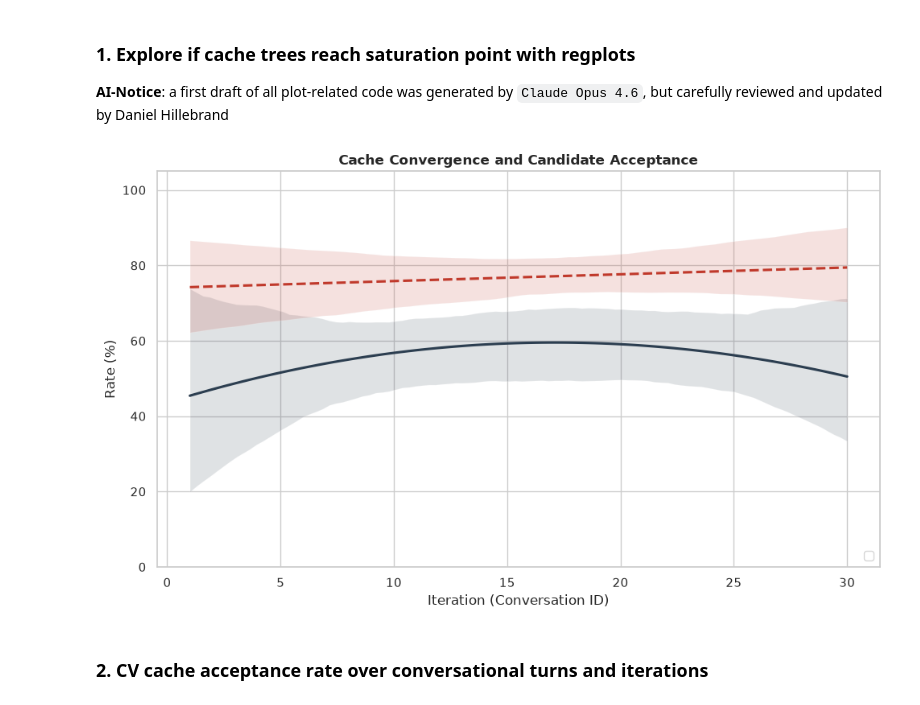
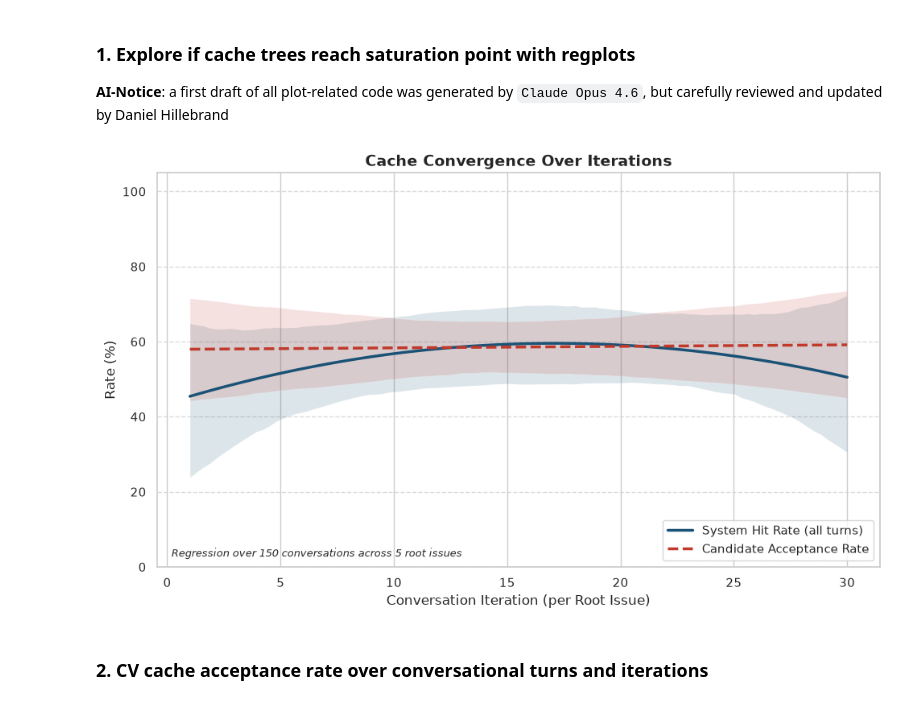
Before and after one commit to Daniel-Innsbruck/masterarbeit, a Jupyter notebook: phase_1_validation/caching_efficiency/cache_efficiency_analysis.ipynb, the cells around one changed output. Saved outputs shown, nothing was run; the diff lists cells and outputs as text; code cells hidden in the pictures.

```diff
--- a/phase_1_validation/caching_efficiency/cache_efficiency_analysis.ipynb
+++ b/phase_1_validation/caching_efficiency/cache_efficiency_analysis.ipynb
@@ -203,46 +190,59 @@ def get_turn_palette(n):
 
 **AI-Notice**: a first draft of all plot-related code was generated by `Claude Opus 4.6`, but carefully reviewed and updated by Daniel Hillebrand
 # %%
-# data preparation
 df_ongoing = df[df['turn_index'] > 0].copy()
 df_ongoing['cache_accepted'] = df_ongoing['cache_accepted_and_used'].isin([True, 'True', 1, 1.0])
 df_ongoing['cache_avail'] = df_ongoing['cache_available'].isin([True, 'True', 1, 1.0])
 
-# calculate cache hit rate
-system_hit_rate = df_ongoing.groupby('conversation_id')['cache_accepted'].mean() * 100
+# Pro UID + conversation_id: Hit Rate berechnen
+conv_stats = df_ongoing.groupby(['uid', 'conversation_id']).agg(
+    hit_rate=('cache_accepted', 'mean'),
+    n_turns=('cache_accepted', 'count'),
+).reset_index()
+conv_stats['hit_rate'] *= 100
+conv_stats['iteration'] = conv_stats.groupby('uid').cumcount() + 1
 
-# calculate cv acceptence rate of cache
-df_candidates_only = df_ongoing[df_ongoing['cache_avail'] == True]
-acceptance_rate = df_candidates_only.groupby('conversation_id')['cache_accepted'].mean() * 100
+# Candidate Acceptance (nur wo Cache verfügbar)
+df_cand = df_ongoing[df_ongoing['cache_avail']].copy()
+cand_stats = df_cand.groupby(['uid', 'conversation_id']).agg(
+    acceptance_rate=('cache_accepted', 'mean'),
+).reset_index()
+cand_stats['acceptance_rate'] *= 100
+cand_stats['iteration'] = cand_stats.groupby('uid').cumcount() + 1
 
 # Plot
 fig, ax = plt.subplots(figsize=(10, 6))
 
 sns.regplot(x='iteration', y='hit_rate', data=conv_stats,
             scatter=False,
             line_kws={'color': C_PRIMARY, 'linewidth': 2.5, 'label': 'System Hit Rate (all turns)'},
             order=2, ax=ax)
 sns.regplot(x='iteration', y='acceptance_rate', data=cand_stats,
             scatter=False,
             line_kws={'color': C_SECONDARY, 'linewidth': 2.5, 'linestyle': '--', 'label': 'Candidate Acceptance Rate'},
             order=1, ax=ax)
 
 ax.set_title('Cache Convergence Over Iterations', fontweight='bold', fontsize=14)
 ax.set_xlabel('Conversation Iteration (per Root Issue)', fontsize=12)
 ax.set_ylabel('Rate (%)', fontsize=12)
 ax.set_ylim(0, 105)
-ax.legend(loc='lower right', fontsize=11)
 ax.grid(axis='y', linestyle='--', alpha=0.7)
 
+
+legend_handles = [
+    Line2D([0], [0], color=C_PRIMARY, linewidth=2.5, label='System Hit Rate (all turns)'),
+    Line2D([0], [0], color=C_SECONDARY, linewidth=2.5, linestyle='--', label='Candidate Acceptance Rate'),
+]
+ax.legend(handles=legend_handles, loc='lower right', fontsize=11)
 ax.text(0.02, 0.02,
     f'Regression over {len(conv_stats)} conversations across {conv_stats["uid"].nunique()} root issues',
     transform=ax.transAxes, fontsize=9, style='italic', va='bottom')
 
 plt.tight_layout()
 plt.savefig('cache_convergence_combined.pdf')
 plt.show()
 # %% [output]
-[figure, old version]
+[figure, new version]
 # %% [markdown]
 ### 2. CV cache acceptance rate over conversational turns and iterations
 # %%
```
Also changed, not shown: parts of 8 cells of this notebook, 4 other files.
